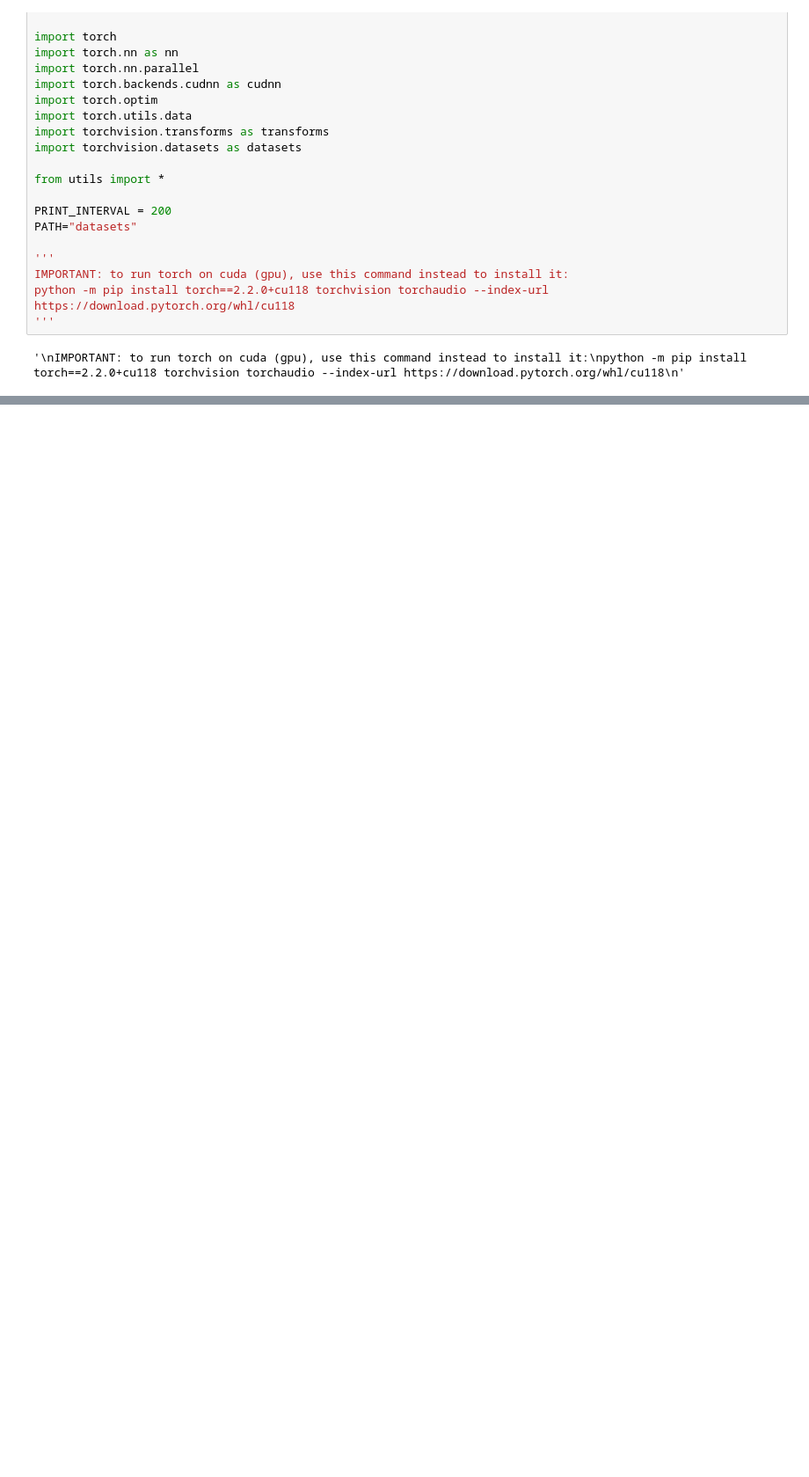
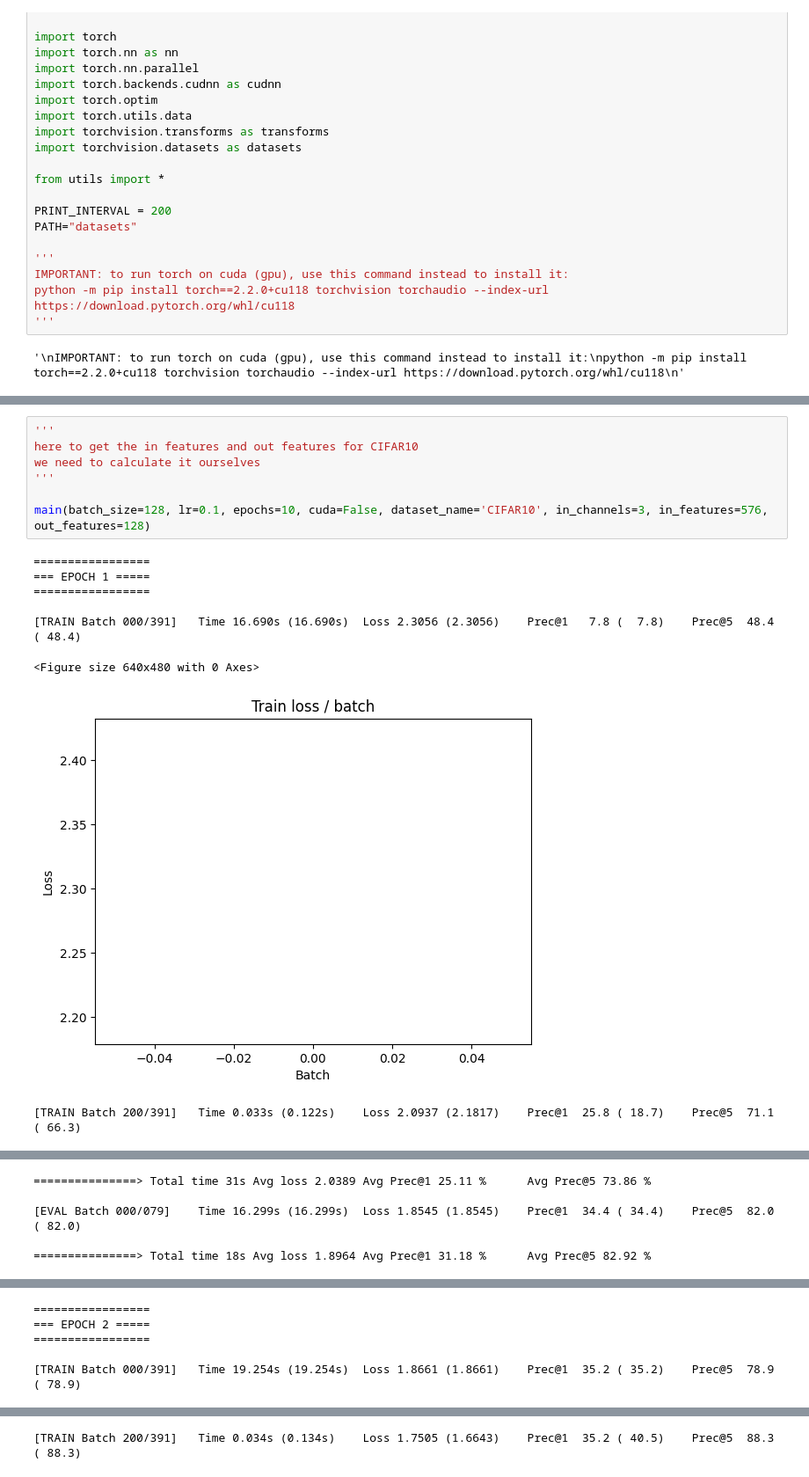
Before and after one commit to Titouaaaan/M2-MIND, a Jupyter notebook: RDFIA/TME2/1_cd_CNNs.ipynb, the cells around one changed output, grey strips where cells are left out. Shown at 88% size. Saved outputs shown, nothing was run; the diff lists cells and outputs as text; blank space fills up the shorter version.

```diff
--- a/RDFIA/TME2/1_cd_CNNs.ipynb
+++ b/RDFIA/TME2/1_cd_CNNs.ipynb
@@ -222,0 +235,16 @@ main(128, 0.1, cuda=False) # change cuda if its available
+# %%
+'''
+here to get the in features and out features for CIFAR10
+we need to calculate it ourselves
+'''
+
+main(batch_size=128, lr=0.1, epochs=10, cuda=False, dataset_name='CIFAR10', in_channels=3, in_features=576, out_features=128)
+# %% [output]
+=================
+=== EPOCH 1 =====
+=================
+
+[TRAIN Batch 000/391]   Time 16.690s (16.690s)  Loss 2.3056 (2.3056)    Prec@1   7.8 (  7.8)    Prec@5  48.4 ( 48.4)
+<Figure size 640x480 with 0 Axes>
+[figure, added]
+[TRAIN Batch 200/391]   Time 0.033s (0.122s)    Loss 2.0937 (2.1817)    Prec@1  25.8 ( 18.7)    Prec@5  71.1 ( 66.3)
@@ -222,0 +252,5 @@ main(128, 0.1, cuda=False) # change cuda if its available
+===============> Total time 31s Avg loss 2.0389 Avg Prec@1 25.11 %      Avg Prec@5 73.86 %
+
+[EVAL Batch 000/079]    Time 16.299s (16.299s)  Loss 1.8545 (1.8545)    Prec@1  34.4 ( 34.4)    Prec@5  82.0 ( 82.0)
+
+===============> Total time 18s Avg loss 1.8964 Avg Prec@1 31.18 %      Avg Prec@5 82.92 %
@@ -222,0 +258,5 @@ main(128, 0.1, cuda=False) # change cuda if its available
+=================
+=== EPOCH 2 =====
+=================
+
+[TRAIN Batch 000/391]   Time 19.254s (19.254s)  Loss 1.8661 (1.8661)    Prec@1  35.2 ( 35.2)    Prec@5  78.9 ( 78.9)
@@ -222,0 +264 @@ main(128, 0.1, cuda=False) # change cuda if its available
+[TRAIN Batch 200/391]   Time 0.034s (0.134s)    Loss 1.7505 (1.6643)    Prec@1  35.2 ( 40.5)    Prec@5  88.3 ( 88.3)
```
Also changed, not shown: parts of 3 cells of this notebook.
